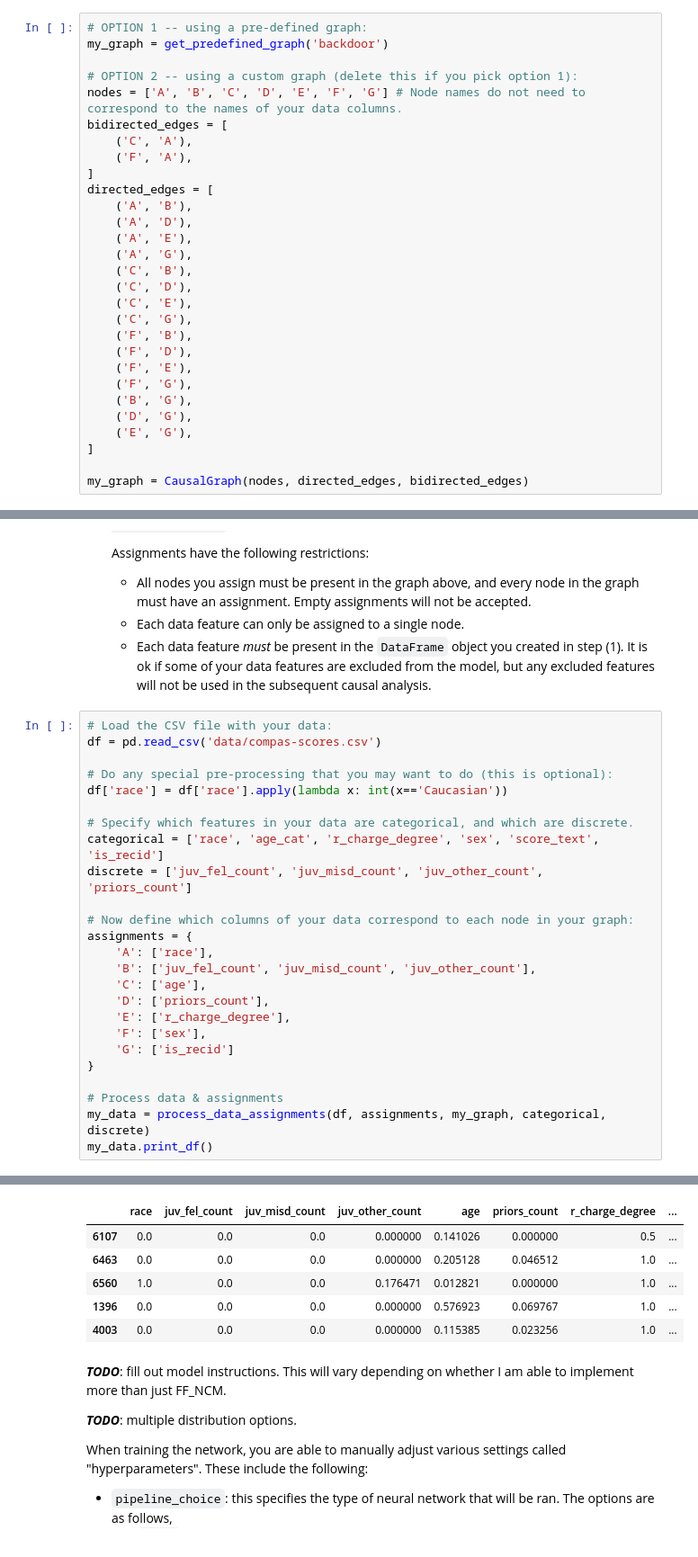
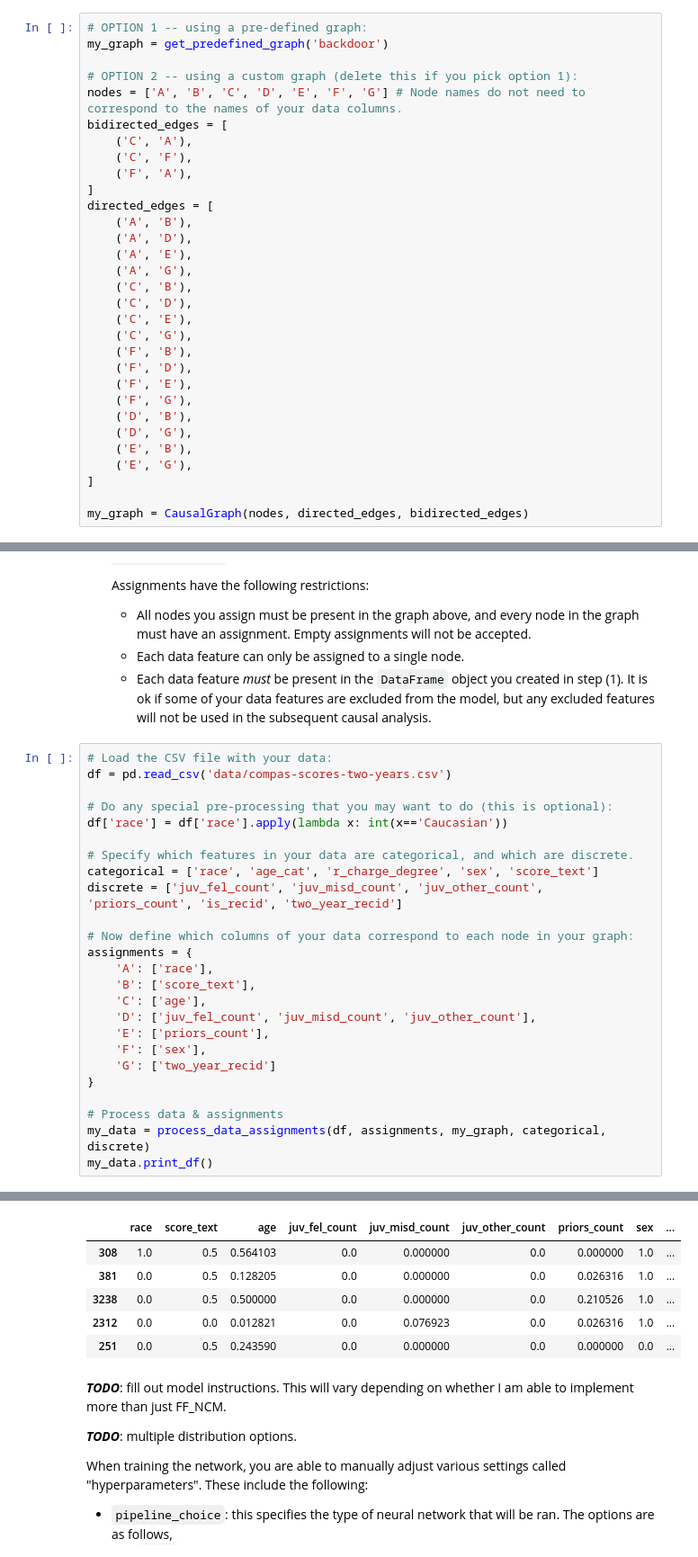
Before and after one commit to hhaller0826/ci2-fairness-ncm, a Jupyter notebook: IntroFairnessNCM.ipynb, the cells around one changed output, grey strips where cells are left out. Shown at 90% size. Saved outputs shown, nothing was run; the diff lists cells and outputs as text.

```diff
--- a/IntroFairnessNCM.ipynb
+++ b/IntroFairnessNCM.ipynb
@@ -79,6 +79,7 @@ my_graph = get_predefined_graph('backdoor')
 nodes = ['A', 'B', 'C', 'D', 'E', 'F', 'G'] # Node names do not need to correspond to the names of your data columns.
 bidirected_edges = [
     ('C', 'A'),
+    ('C', 'F'),
     ('F', 'A'),
 ]
 directed_edges = [
@@ -94,8 +95,9 @@ directed_edges = [
     ('F', 'D'),
     ('F', 'E'),
     ('F', 'G'),
-    ('B', 'G'),
+    ('D', 'B'),
     ('D', 'G'),
+    ('E', 'B'),
     ('E', 'G'),
 ]
 
@@ -135,37 +137,37 @@ These relationships will be learned based on your data, so we will start by proc
     It is ok if some of your data features are excluded from the model, but any excluded features will not be used in the subsequent causal analysis.
 # %%
 # Load the CSV file with your data:
-df = pd.read_csv('data/compas-scores.csv')
+df = pd.read_csv('data/compas-scores-two-years.csv')
 
 # Do any special pre-processing that you may want to do (this is optional):
 df['race'] = df['race'].apply(lambda x: int(x=='Caucasian'))
 
 # Specify which features in your data are categorical, and which are discrete.
-categorical = ['race', 'age_cat', 'r_charge_degree', 'sex', 'score_text', 'is_recid']
-discrete = ['juv_fel_count', 'juv_misd_count', 'juv_other_count', 'priors_count']
+categorical = ['race', 'age_cat', 'r_charge_degree', 'sex', 'score_text']
+discrete = ['juv_fel_count', 'juv_misd_count', 'juv_other_count', 'priors_count', 'is_recid', 'two_year_recid']
 
 # Now define which columns of your data correspond to each node in your graph:
 assignments = {
     'A': ['race'],
-    'B': ['juv_fel_count', 'juv_misd_count', 'juv_other_count'],
+    'B': ['score_text'],
     'C': ['age'],
-    'D': ['priors_count'],
-    'E': ['r_charge_degree'],
+    'D': ['juv_fel_count', 'juv_misd_count', 'juv_other_count'],
+    'E': ['priors_count'],
     'F': ['sex'],
-    'G': ['is_recid']
+    'G': ['two_year_recid']
 }
 
 # Process data & assignments
 my_data = process_data_assignments(df, assignments, my_graph, categorical, discrete)
 my_data.print_df()
 # %% [output]
 It is okay to exclude features from the model but they will not be used in the causal analysis.
-|  | race | juv_fel_count | juv_misd_count | juv_other_count | age | priors_count | r_charge_degree | ... |
-| 6107 | 0.0 | 0.0 | 0.0 | 0.000000 | 0.141026 | 0.000000 | 0.5 | ... |
-| 6463 | 0.0 | 0.0 | 0.0 | 0.000000 | 0.205128 | 0.046512 | 1.0 | ... |
-| 6560 | 1.0 | 0.0 | 0.0 | 0.176471 | 0.012821 | 0.000000 | 1.0 | ... |
-| 1396 | 0.0 | 0.0 | 0.0 | 0.000000 | 0.576923 | 0.069767 | 1.0 | ... |
-| 4003 | 0.0 | 0.0 | 0.0 | 0.000000 | 0.115385 | 0.023256 | 1.0 | ... |
+|  | race | score_text | age | juv_fel_count | juv_misd_count | juv_other_count | priors_count | sex | ... |
+| 308 | 1.0 | 0.5 | 0.564103 | 0.0 | 0.000000 | 0.0 | 0.000000 | 1.0 | ... |
+| 381 | 0.0 | 0.5 | 0.128205 | 0.0 | 0.000000 | 0.0 | 0.026316 | 1.0 | ... |
+| 3238 | 0.0 | 0.5 | 0.500000 | 0.0 | 0.000000 | 0.0 | 0.210526 | 1.0 | ... |
+| 2312 | 0.0 | 0.0 | 0.012821 | 0.0 | 0.076923 | 0.0 | 0.026316 | 1.0 | ... |
+| 251 | 0.0 | 0.5 | 0.243590 | 0.0 | 0.000000 | 0.0 | 0.000000 | 0.0 | ... |
 # %% [markdown]
 ***TODO***: fill out model instructions. This will vary depending on whether I am able to implement more than just FF_NCM.
 
```
Also changed, not shown: parts of 14 cells of this notebook, 10 other files.
